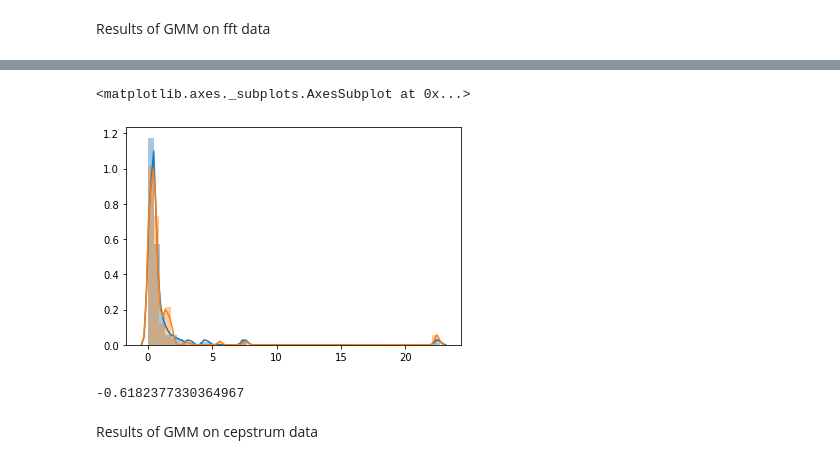
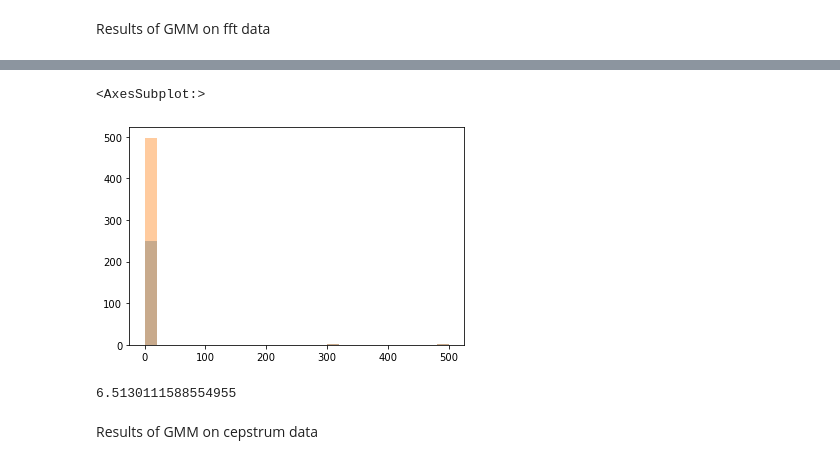
Before and after one commit to algoasylum/SatelliteImageAnalysis, a Jupyter notebook: Synthetic Data Representation/GMM-SD-Alternate Variation 2.ipynb, the cells around one changed output, grey strips where cells are left out. Cells and saved outputs as stored; diff of their text form; code cells hidden in the pictures.

```diff
--- a/Synthetic Data Representation/GMM-SD-Alternate Variation 2.ipynb
+++ b/Synthetic Data Representation/GMM-SD-Alternate Variation 2.ipynb
@@ -14,12 +14,16 @@ from sklearn import mixture
 x = np.arange(0, 250)
 y = np.empty([250], dtype = int)
 count = 0
-for i in range (0, 250, 2):
+for i in range (0, 250):
     count = count + 1
     if(count%2 == 1):
-        y[i:i+25] = 50
+        y[i] = 100
     else:
-        y[i:i+25] = 100
+        y[i] = 400
+time = np.arange(0, 250, 1)
+add = np.sin(time)
+plot.plot(time, add)
+plt.show()
 sd = y
 plt.figure(figsize=(10,6))
 plt.plot(x, y)
@@ -91,8 +95,6 @@ yf = fftpack.fft(y)
 T = 1.0 / N
 x = np.linspace(0.0, N*T, N)
 xf = np.linspace(0.0, 1.0/(2.0*T), int(N/2))
-fig, ax = plt.subplots()
-ax.plot(xf, 2.0/N * np.abs(yf[:N//2]))
-plt.title("Frequency representation")
-plt.show()
+freq_ampli = pd.DataFrame(zip(np.abs(f[:N//2+1]),2.0/N * np.abs(yf[:N//2+1])),columns=['Freq','Ampli'])
+freq_ampli
 # %% [output]
@@ -116,3 +113,0 @@ plt.show()
-# %%
-freq_ampli = pd.DataFrame(zip(np.abs(f[:N//2]),2.0/N * np.abs(yf[:N//2])),columns=['Freq','Ampli'])
-freq_ampli
@@ -249,4 +238,20 @@ for cv_type in cv_types:
         if bic[-1] < lowest_bic:
             lowest_bic = bic[-1]
             best_gmm1 = gmm
+# %%
+dfx = freq_ampli
+lowest_bic = np.infty
+bic = []
+n_components_range = range(1, 7)
+cv_types = ['spherical', 'tied', 'diag', 'full']
+for cv_type in cv_types:
+    for n_components in n_components_range:
+        # Fit a Gaussian mixture with EM
+        gmm = mixture.GaussianMixture(n_components=n_components,
+                                      covariance_type=cv_type)
+        gmm.fit(dfx)
+        bic.append(gmm.bic(dfx))
+        if bic[-1] < lowest_bic:
+            lowest_bic = bic[-1]
+            best_gmm2 = gmm
 # %%
@@ -400,18 +401,18 @@ array([0.20567206, 0.01612903, 0.05313344, 0.524594  , 0.18434334,
 # %%
 #Frequency
-freq1 = freq_ampli.iloc[1:,1:]
-y,_ = best_gmm2.sample(125)
-sns.distplot(freq1)
-sns.distplot(y)
+freq1 = freq_ampli
+y,_ = best_gmm2.sample(250)
+sns.distplot(freq1, bins = 25, kde = False)
+sns.distplot(y, bins = 25, kde = False)
 # %% [output]
-<matplotlib.axes._subplots.AxesSubplot at 0x...>
+<AxesSubplot:>
-[figure, old version]
+[figure, new version]
 # %%
 #Freq
 print(best_gmm2.score(freq1))
 #print(best_gmm2.score(y))
 # %% [output]
--0.6182377330364967
+6.5130111588554955
 # %% [markdown]
 Results of GMM on cepstrum data
 # %%
```
Also changed, not shown: parts of 38 cells of this notebook, 7 other files.
